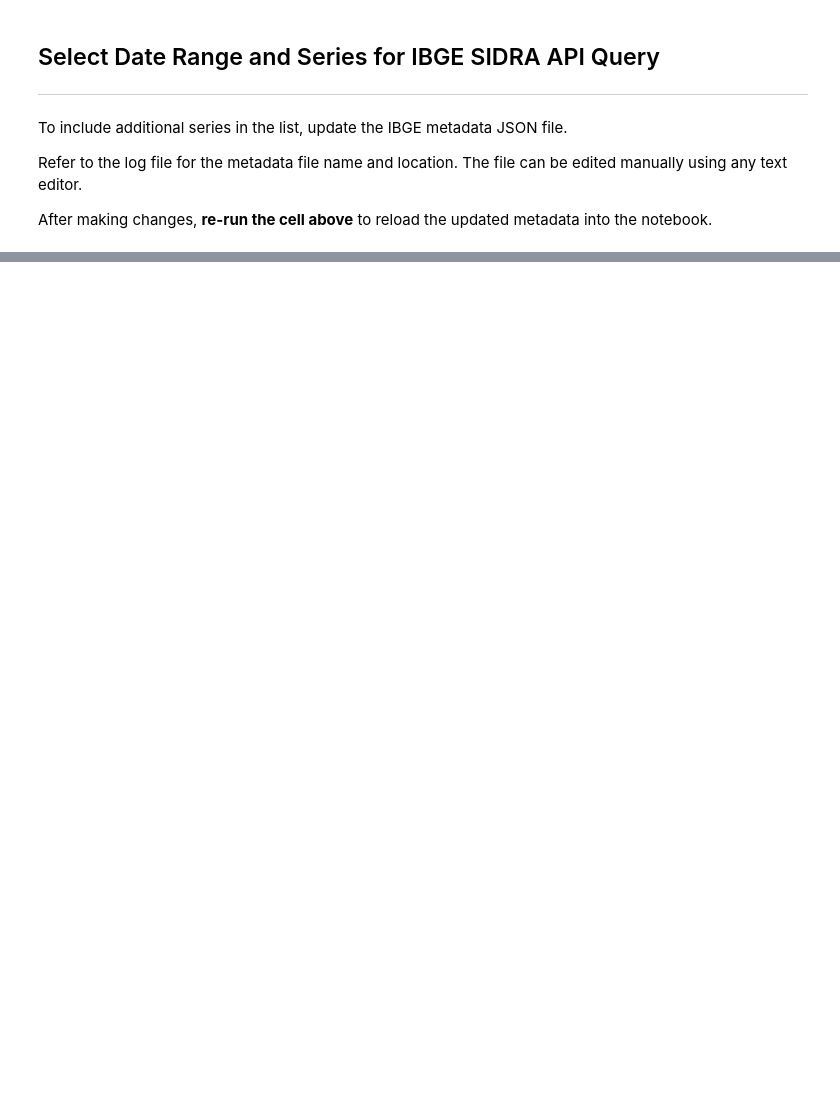
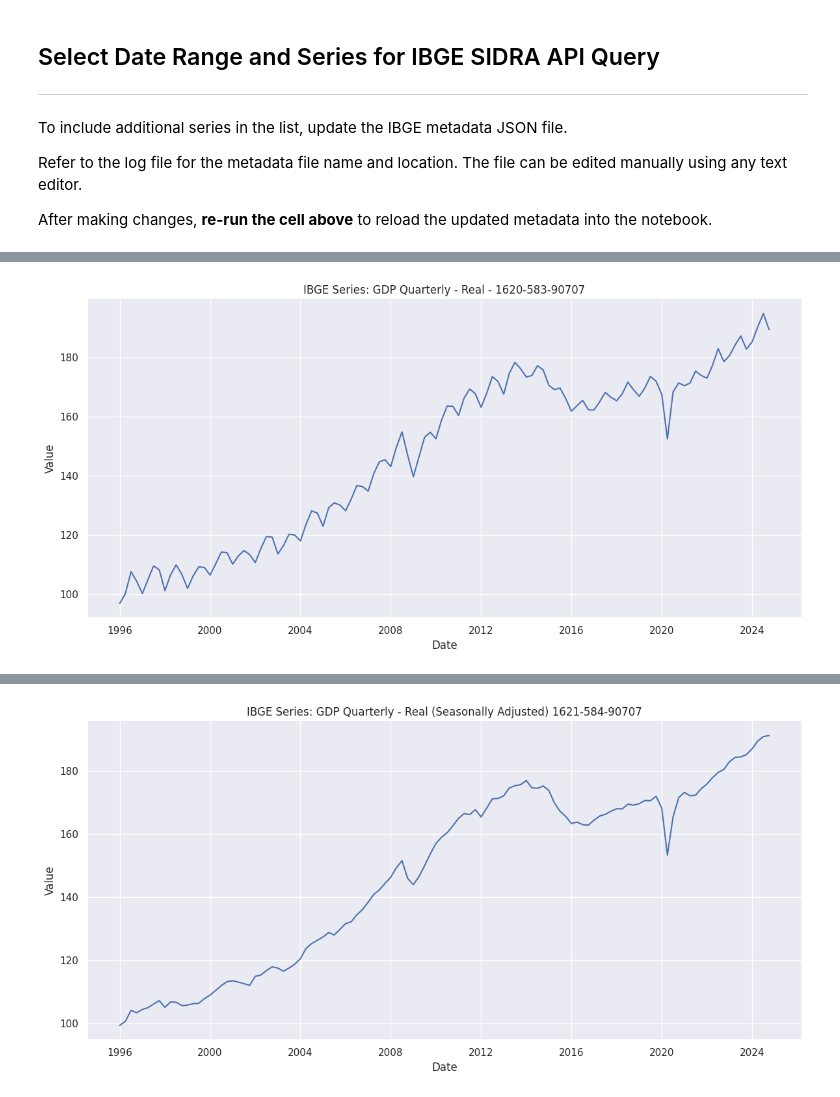
Before and after one commit to G-Cintra/PMA-Gabriel, a Jupyter notebook: notebooks/IBGE.ipynb, the cells around one changed output, grey strips where cells are left out. Cells and saved outputs as stored; diff of their text form; code cells hidden in the pictures; blank space fills up the shorter version.

```diff
--- a/notebooks/IBGE.ipynb
+++ b/notebooks/IBGE.ipynb
@@ -142,7 +142,7 @@ for name in selected_series_names:
     #Fetch data and save JSON and CSV files
     df = fetch_and_save(url, name, base_filename)
 
-    if not df == None:
+    if isinstance(df, pd.DataFrame):
         # Plot data
         ## Use notebook-friendly Seaborn style
         sns.set_theme()
@@ -176,0 +170 @@ for name in selected_series_names:
+[figure, added]
@@ -176,0 +174 @@ for name in selected_series_names:
+[figure, added]
```
Also changed, not shown: parts of 3 cells of this notebook, 14 other files.
